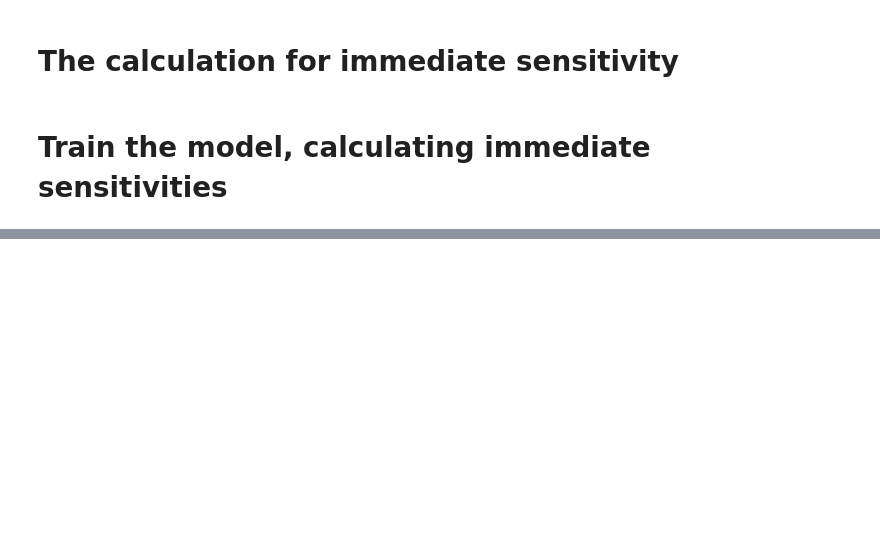
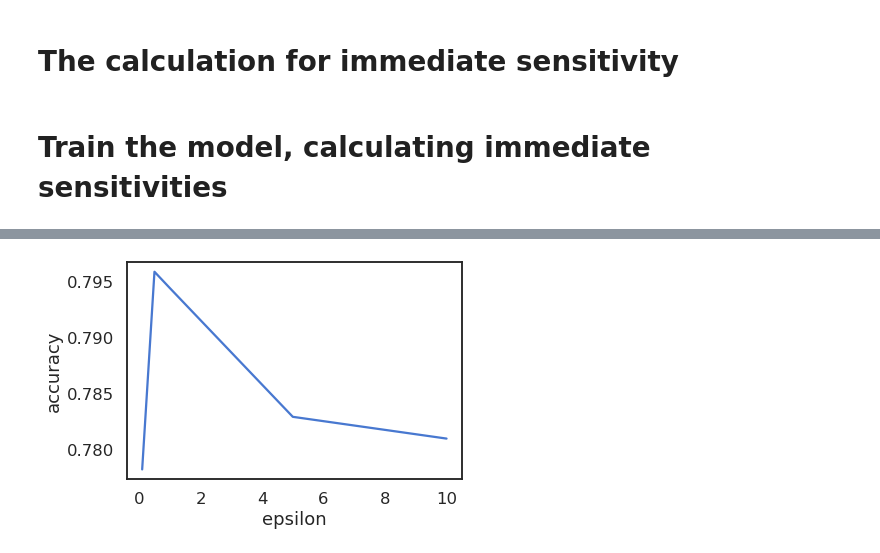
Before and after one commit to twosixlabs/csl, a Jupyter notebook: experiments/immediate_sensitivity/Adult_ImmediateSensitivity_Simple.ipynb, the cells around one changed output, grey strips where cells are left out. Saved outputs shown, nothing was run; the diff lists cells and outputs as text; code cells hidden in the pictures; blank space fills up the shorter version.

```diff
--- a/experiments/immediate_sensitivity/Adult_ImmediateSensitivity_Simple.ipynb
+++ b/experiments/immediate_sensitivity/Adult_ImmediateSensitivity_Simple.ipynb
@@ -97,13 +97,14 @@ targets y: (30940, 1) samples
 [5 rows x 95 columns]
 # %%
 # Set up training & testing data
+BATCH_SIZE = 100
 
 train_data = PandasDataSet(X_train, y_train)
 test_data = PandasDataSet(X_test, y_test)
 
-train_loader = DataLoader(train_data, batch_size=16, shuffle=True, drop_last=True)
+train_loader = DataLoader(train_data, batch_size=BATCH_SIZE, shuffle=True, drop_last=True)
 # test_loader = DataLoader(test_data, batch_size=16, shuffle=False)
-test_loader = DataLoader(test_data, batch_size=17, shuffle=False, drop_last=True)
+test_loader = DataLoader(test_data, batch_size=BATCH_SIZE, shuffle=False, drop_last=True)
 
 print('# training samples:', len(train_data))
 print('# testing samples:', len(test_data))
@@ -312,0 +234,3 @@ Done training
+# %%
+epsilons = [0.1, 0.5, 1.0, 5.0, 10.0]
+experiment_results = [run_experiment(epsilon) for epsilon in epsilons]
@@ -312,0 +255,6 @@ Done training
+# %%
+plt.plot(epsilons, experiment_results)
+plt.xlabel('epsilon')
+plt.ylabel('accuracy');
+# %% [output]
+[figure, added]
```
Also changed, not shown: parts of 6 cells of this notebook.
